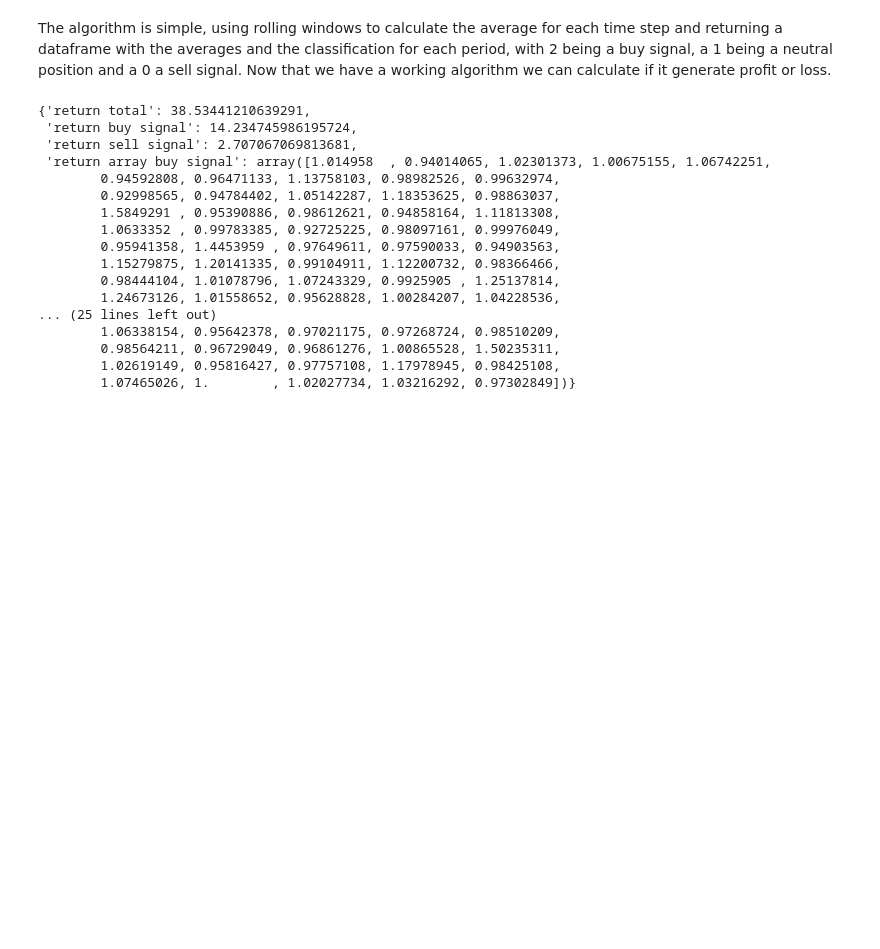
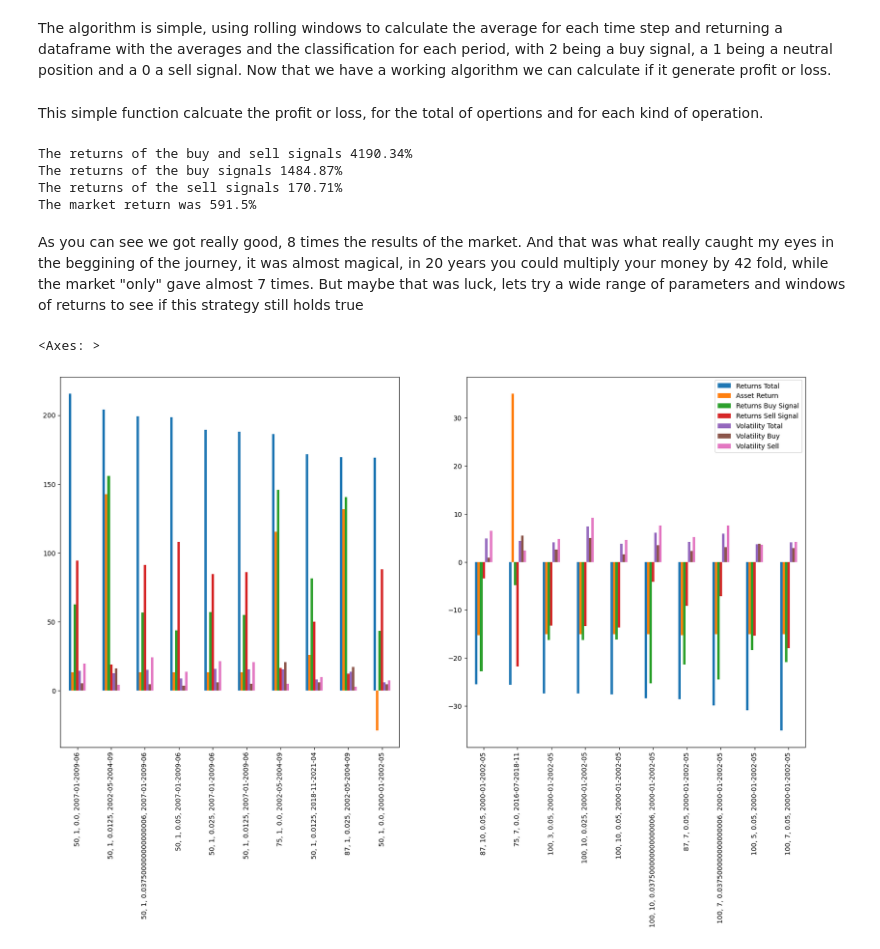
Before and after one commit to RafaelM0raes/MyJourneyInFinancialMarkets, a Jupyter notebook: Artigo 1.ipynb, the cells around one changed output. Drawn from its saved outputs; the diff is of its cells as text; code cells hidden in the pictures; blank space fills up the shorter version.

```diff
--- a/Artigo 1.ipynb
+++ b/Artigo 1.ipynb
@@ -101,27 +101,63 @@ def returns_moving_averages(df: pd.DataFrame) -> dict:
                 returns_sell = np.append(returns_sell, last[1]/df.iloc[ind-1, 0])
             last = (row["signal"], row["Close"])
     return {"return total": np.nanprod(np.append(returns_buy, returns_sell)),
+            "volatility total": np.nanstd(np.append(returns_buy, returns_sell)),
             "return buy signal": np.nanprod(returns_buy),
+            "volatility buy signal": np.nanstd(returns_buy),
             "return sell signal": np.nanprod(returns_sell),
+            "volatility sell signal": np.nanstd(returns_sell),
+            "asset returns": df["Close"][-1]/df["Close"][0],
             "return array buy signal": returns_buy,
             "return array sell signal": returns_sell}
+# %% [markdown]
+This simple function calcuate the profit or loss, for the total of opertions and for each kind of operation.
 # %%
-returns_moving_averages(results)
+results = returns_moving_averages(series)
+print(f"The returns of the buy and sell signals {round((results['return total'] - 1)*100, 2)}%")
+print(f"The returns of the buy signals {round((results['return buy signal'] - 1)*100, 2)}%")
+print(f"The returns of the sell signals {round((results['return sell signal'] - 1)*100, 2)}%")
+print(f"The market return was {round((df[-1]/df[0] - 1)*100, 2)}%")
 # %% [output]
-{'return total': 38.53441210639291,
- 'return buy signal': 14.234745986195724,
- 'return sell signal': 2.707067069813681,
- 'return array buy signal': array([1.014958  , 0.94014065, 1.02301373, 1.00675155, 1.06742251,
-        0.94592808, 0.96471133, 1.13758103, 0.98982526, 0.99632974,
-        0.92998565, 0.94784402, 1.05142287, 1.18353625, 0.98863037,
-        1.5849291 , 0.95390886, 0.98612621, 0.94858164, 1.11813308,
-        1.0633352 , 0.99783385, 0.92725225, 0.98097161, 0.99976049,
-        0.95941358, 1.4453959 , 0.97649611, 0.97590033, 0.94903563,
-        1.15279875, 1.20141335, 0.99104911, 1.12200732, 0.98366466,
-        0.98444104, 1.01078796, 1.07243329, 0.9925905 , 1.25137814,
-        1.24673126, 1.01558652, 0.95628828, 1.00284207, 1.04228536,
-... (25 lines left out)
-        1.06338154, 0.95642378, 0.97021175, 0.97268724, 0.98510209,
-        0.98564211, 0.96729049, 0.96861276, 1.00865528, 1.50235311,
-        1.02619149, 0.95816427, 0.97757108, 1.17978945, 0.98425108,
-        1.07465026, 1.        , 1.02027734, 1.03216292, 0.97302849])}
+The returns of the buy and sell signals 4190.34%
+The returns of the buy signals 1484.87%
+The returns of the sell signals 170.71%
+The market return was 591.5%
+# %% [markdown]
+As you can see we got really good, 8 times the results of the market. And that was what really caught my eyes in the beggining of the journey, it was almost magical, in 20 years you could multiply your money by 42 fold, while the market "only" gave almost 7 times. But maybe that was luck, lets try a wide range of parameters and windows of returns to see if this strategy still holds true
+# %%
+def backtest(time_series, folds_series=5, long_window = (50, 100, 5), short_window = (1, 10, 5), b_range=(0, 0.05, 5)):
+    """
+    Recives a time series as input an compute the moving averages for combintions of periods. Return a DataFrame with returns, volatility and market information.
+    The index describe the iteration with the structure (long window, short window, b, period)
+
+    The parameters [long_window, short_window, b_range], follow the patern (start, stop, num).
+
+    Parameter
+    """
+    data = pd.DataFrame([])
+    folds = [df.iloc[int((i/folds_series)*df.shape[0]):int(((i+1)/folds_series)*df.shape[0])] for i in range(folds_series)]
+    for num, fold in enumerate(folds):
+        for long in np.linspace(start=long_window[0], stop=long_window[1], num=long_window[2], dtype=int):
+            for short in np.linspace(start=short_window[0], stop=short_window[1], num=short_window[2], dtype=int):
+                for b in np.linspace(start=b_range[0], stop=b_range[1], num=b_range[2], dtype=float):
+                    results = returns_moving_averages(moving_avg(fold, long, short, b))
+                    data = pd.concat([data, pd.DataFrame([(results['return total'] - 1)*100,
+                                                          (results["asset returns"] - 1)*100,
+                                                          (results['return buy signal'] - 1)*100,
+                                                          (results['return sell signal'] - 1)*100,
+                                                          (results['volatility total'])*100,
+                                                          (results['volatility buy signal'])*100,
+                                                          (results['volatility sell signal'])*100],
+                                                         index=["Returns Total", "Asset Return", "Returns Buy Signal", "Returns Sell Signal", "Volatility Total", "Volatility Buy", "Volatility Sell"],
+                                                         columns=[f"{long}, {short}, {b}, {fold.index[0].strftime('%Y-%m')}-{fold.index[-1].strftime('%Y-%m')}"]).T], axis=0) #Adicionar o periodo
+    return data
+# %%
+backtest_results = backtest(df, folds_series=10)
+# %%
+import matplotlib.pyplot as plt
+fig, ax = plt.subplots(1, 2, figsize=(20, 10))
+backtest_results.sort_values("Returns Total", ascending=False).tail(10).plot.bar(ax=ax[1])
+backtest_results.sort_values("Returns Total", ascending=False).head(10).plot.bar(ax=ax[0], legend=False)
+# %% [output]
+<Axes: >
+[figure, added]
```
Also changed, not shown: parts of 4 cells of this notebook.
